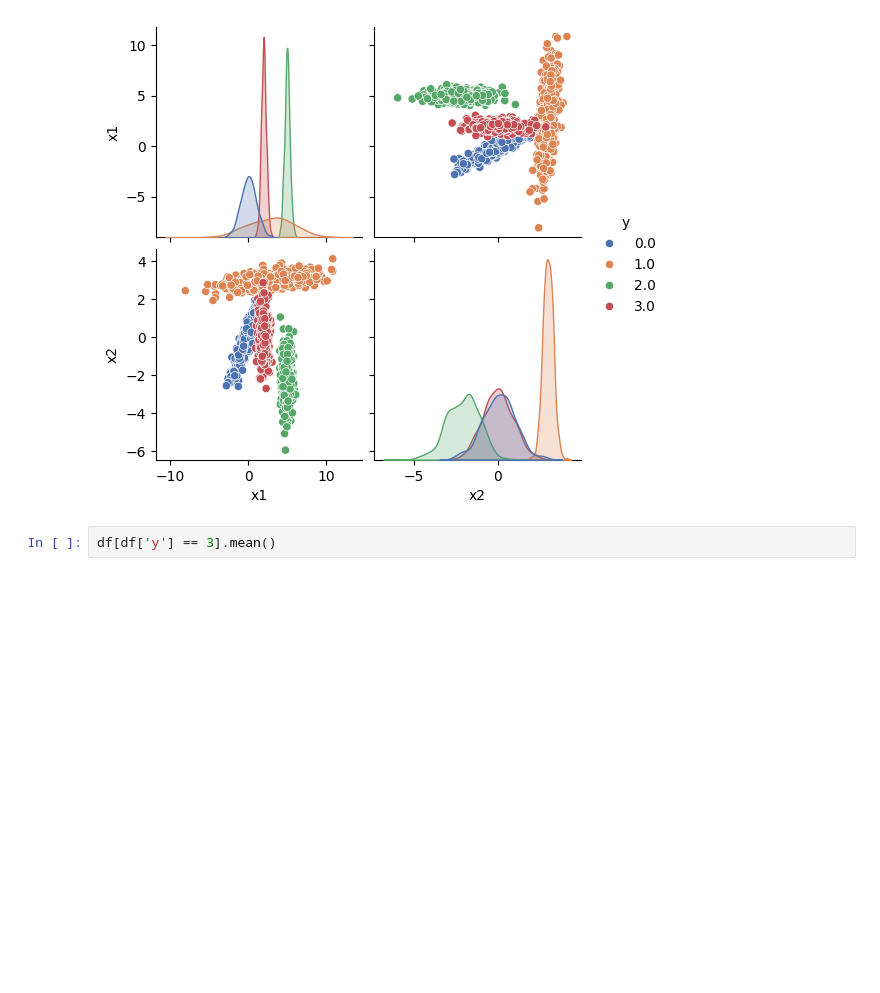
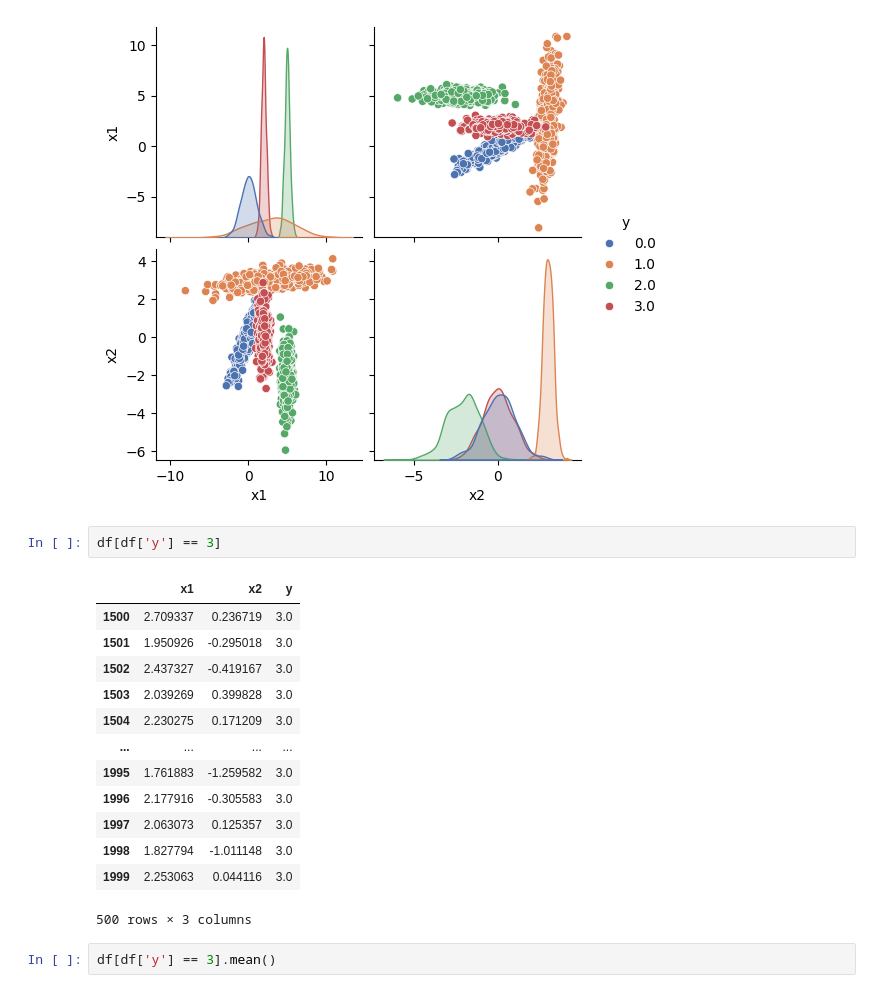
Before and after one commit to Zuyd-ADSAI/ZM001-2425-data-science, a Jupyter notebook: notebooks/ds_week4_visualization.ipynb, the cells around one changed output. Cells and saved outputs as stored; diff of their text form; blank space fills up the shorter version.

```diff
--- a/notebooks/ds_week4_visualization.ipynb
+++ b/notebooks/ds_week4_visualization.ipynb
@@ -114,6 +114,22 @@ sns.pairplot(df, hue='y', palette='deep')
 # %% [output]
 <seaborn.axisgrid.PairGrid at 0x...>
 [figure]
+# %%
+df[df['y'] == 3]
+# %% [output]
+|  | x1 | x2 | y |
+| 1500 | 2.709337 | 0.236719 | 3.0 |
+| 1501 | 1.950926 | -0.295018 | 3.0 |
+| 1502 | 2.437327 | -0.419167 | 3.0 |
+| 1503 | 2.039269 | 0.399828 | 3.0 |
+| 1504 | 2.230275 | 0.171209 | 3.0 |
+| ... | ... | ... | ... |
+| 1995 | 1.761883 | -1.259582 | 3.0 |
+| 1996 | 2.177916 | -0.305583 | 3.0 |
+| 1997 | 2.063073 | 0.125357 | 3.0 |
+| 1998 | 1.827794 | -1.011148 | 3.0 |
+| 1999 | 2.253063 | 0.044116 | 3.0 |
+500 rows × 3 columns
 # %%
 df[df['y'] == 3].mean()
 # %% [output]
```
Also changed, not shown: parts of 2 cells of this notebook.
